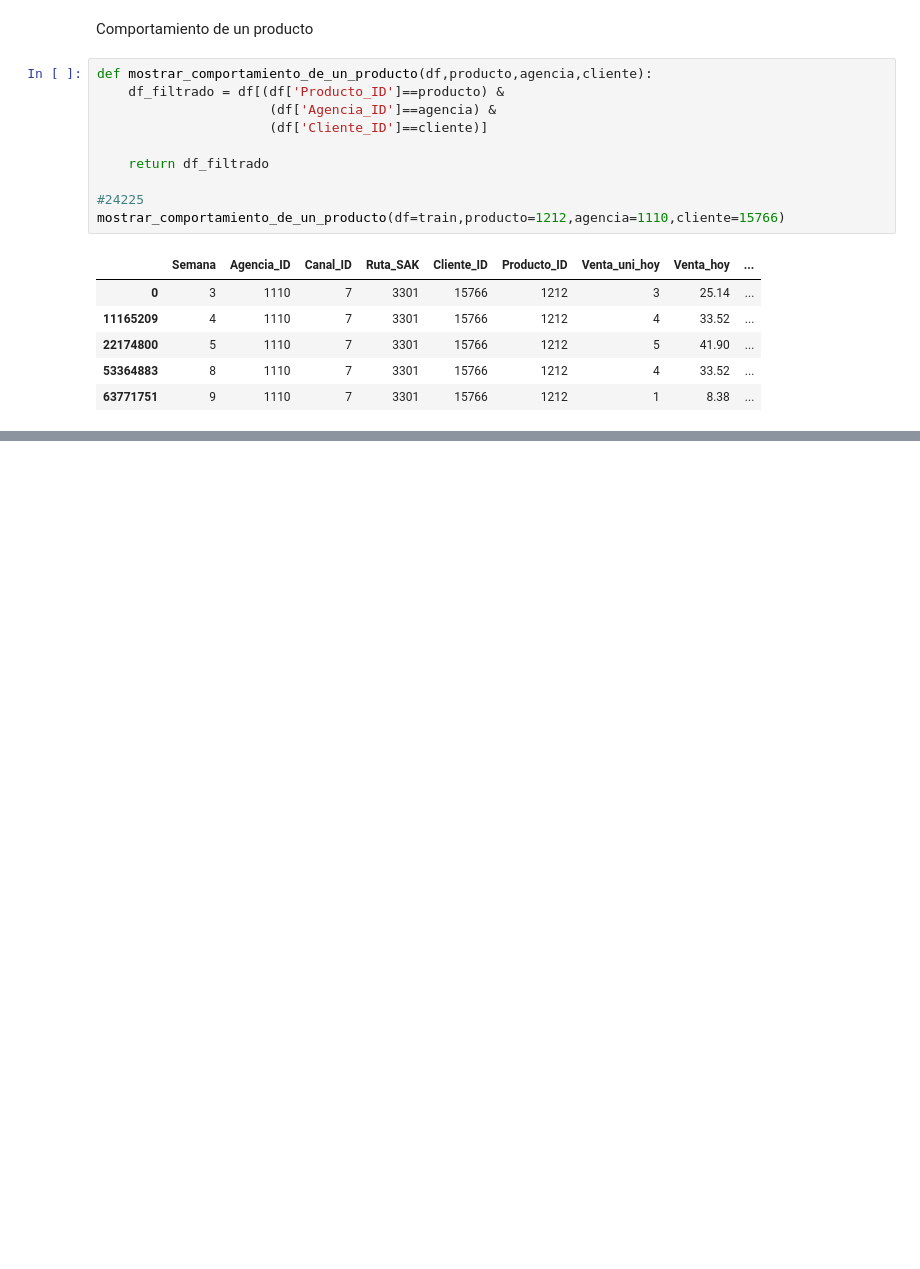
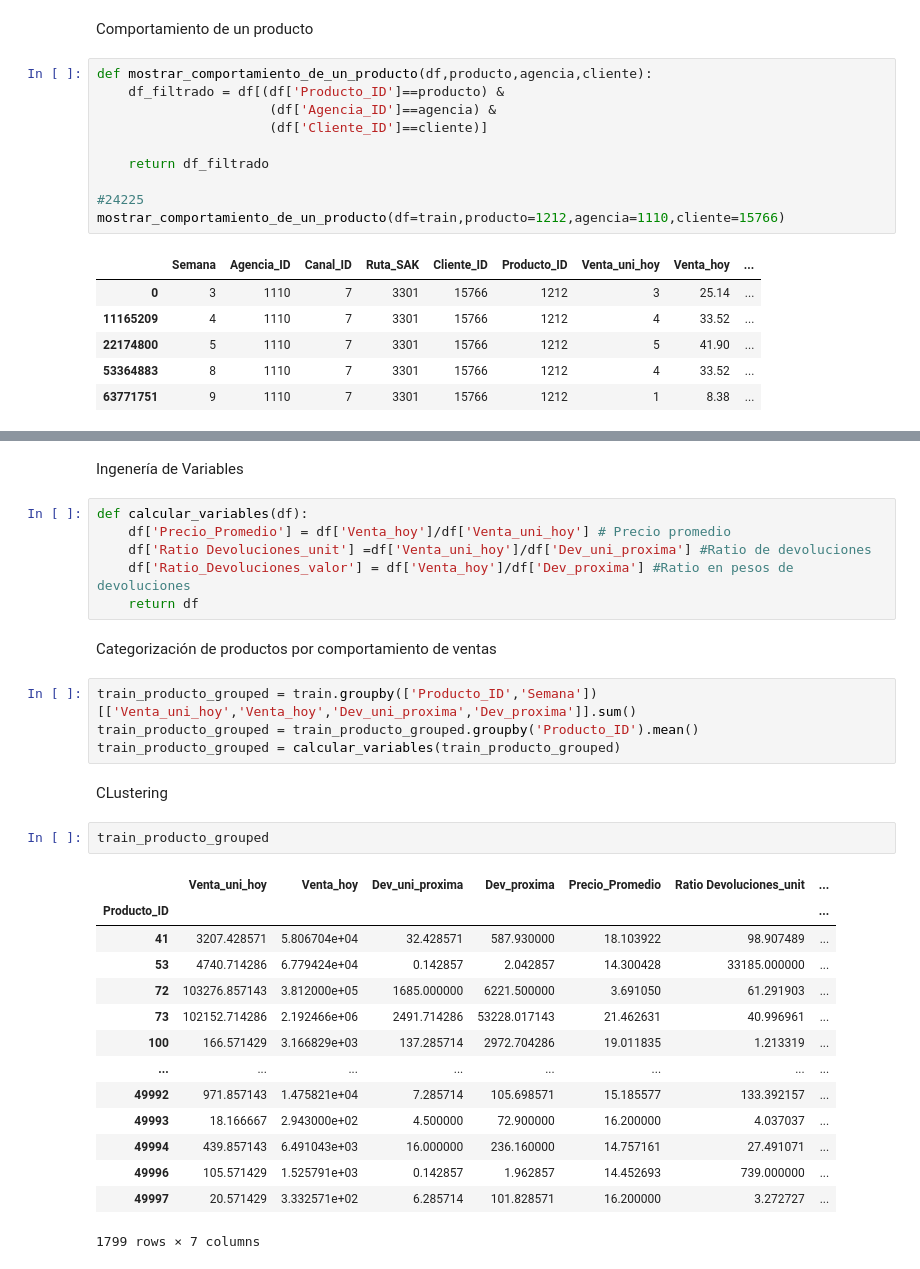
Before and after one commit to christiansakerb/Bimbo_Demanda-Inventario, a Jupyter notebook: Caso_inventario.ipynb, the cells around one changed output, grey strips where cells are left out. Drawn from its saved outputs; the diff is of its cells as text; blank space fills up the shorter version.

Commit message:
Categorizacion de productos

```diff
--- a/Caso_inventario.ipynb
+++ b/Caso_inventario.ipynb
@@ -158,0 +175,33 @@ mostrar_comportamiento_de_un_producto(df=train,producto=1212,agencia=1110,client
+# %% [markdown]
+Ingenería de Variables
+# %%
+def calcular_variables(df):
+    df['Precio_Promedio'] = df['Venta_hoy']/df['Venta_uni_hoy'] # Precio promedio
+    df['Ratio Devoluciones_unit'] =df['Venta_uni_hoy']/df['Dev_uni_proxima'] #Ratio de devoluciones
+    df['Ratio_Devoluciones_valor'] = df['Venta_hoy']/df['Dev_proxima'] #Ratio en pesos de devoluciones
+    return df
+# %% [markdown]
+Categorización de productos por comportamiento de ventas
+# %%
+train_producto_grouped = train.groupby(['Producto_ID','Semana'])[['Venta_uni_hoy','Venta_hoy','Dev_uni_proxima','Dev_proxima']].sum()
+train_producto_grouped = train_producto_grouped.groupby('Producto_ID').mean()
+train_producto_grouped = calcular_variables(train_producto_grouped)
+# %% [markdown]
+CLustering
+# %%
+train_producto_grouped
+# %% [output]
+|  | Venta_uni_hoy | Venta_hoy | Dev_uni_proxima | Dev_proxima | Precio_Promedio | Ratio Devoluciones_unit | ... |
+| Producto_ID |  |  |  |  |  |  | ... |
+| 41 | 3207.428571 | 5.806704e+04 | 32.428571 | 587.930000 | 18.103922 | 98.907489 | ... |
+| 53 | 4740.714286 | 6.779424e+04 | 0.142857 | 2.042857 | 14.300428 | 33185.000000 | ... |
+| 72 | 103276.857143 | 3.812000e+05 | 1685.000000 | 6221.500000 | 3.691050 | 61.291903 | ... |
+| 73 | 102152.714286 | 2.192466e+06 | 2491.714286 | 53228.017143 | 21.462631 | 40.996961 | ... |
+| 100 | 166.571429 | 3.166829e+03 | 137.285714 | 2972.704286 | 19.011835 | 1.213319 | ... |
+| ... | ... | ... | ... | ... | ... | ... | ... |
+| 49992 | 971.857143 | 1.475821e+04 | 7.285714 | 105.698571 | 15.185577 | 133.392157 | ... |
+| 49993 | 18.166667 | 2.943000e+02 | 4.500000 | 72.900000 | 16.200000 | 4.037037 | ... |
+| 49994 | 439.857143 | 6.491043e+03 | 16.000000 | 236.160000 | 14.757161 | 27.491071 | ... |
+| 49996 | 105.571429 | 1.525791e+03 | 0.142857 | 1.962857 | 14.452693 | 739.000000 | ... |
+| 49997 | 20.571429 | 3.332571e+02 | 6.285714 | 101.828571 | 16.200000 | 3.272727 | ... |
+1799 rows × 7 columns
```
Also changed, not shown: parts of 4 cells of this notebook.
